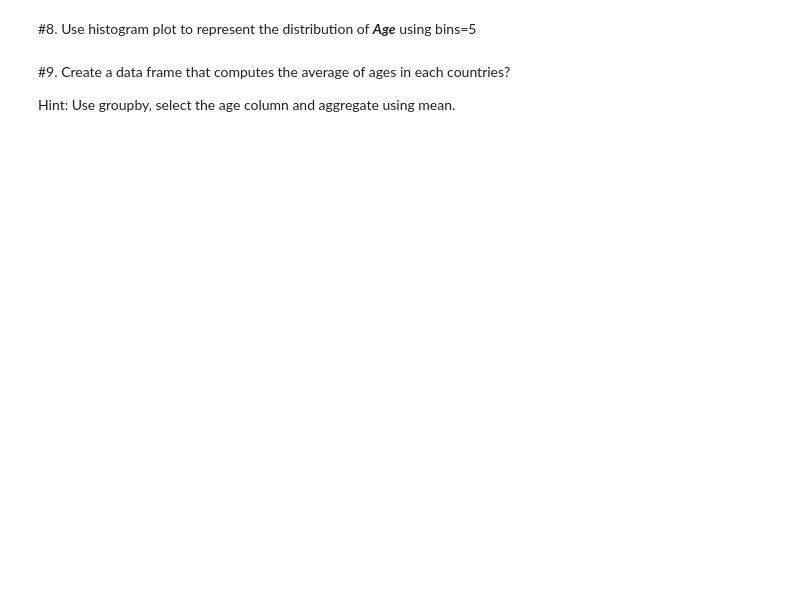
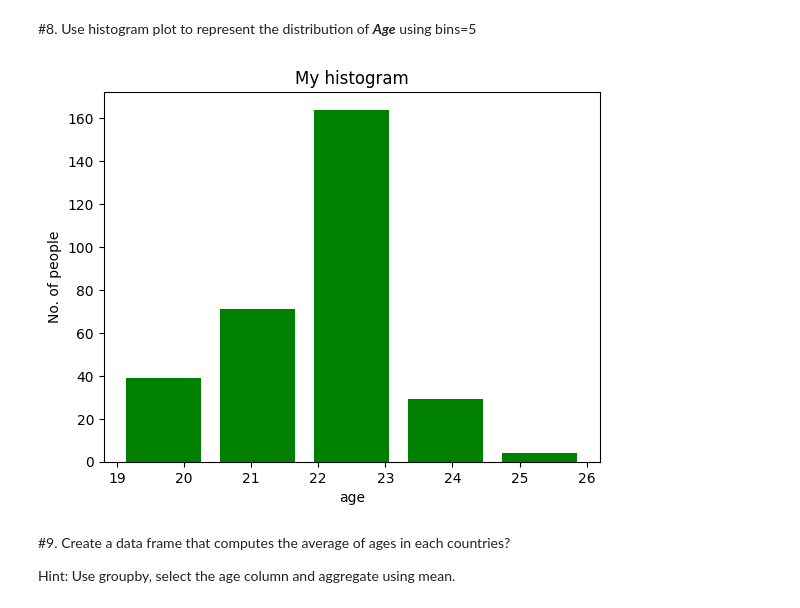
Before and after one commit to kiminonawa1305/machine_learning, a Jupyter notebook: lab_2_21130416_NguyenDinhLam.ipynb, the cells around one changed output. Saved outputs shown, nothing was run; the diff lists cells and outputs as text; code cells hidden in the pictures; blank space fills up the shorter version.

```diff
--- a/lab_2_21130416_NguyenDinhLam.ipynb
+++ b/lab_2_21130416_NguyenDinhLam.ipynb
@@ -82,3 +176,17 @@ using bins=5
+# %%
+bins = 5
+# plotting a histogram
+plt.hist(age, bins, color='green',histtype='bar',rwidth=0.8)
+# x-axis label
+plt.xlabel('age')
+# frequency label
+plt.ylabel('No. of people')
+# plot title
+plt.title('My histogram')
+# function to show the plot
+plt.show()
+# %% [output]
+[figure, added]
 # %% [markdown]
 #9. Create a data frame that computes the average of ages in each countries?
 
```
Also changed, not shown: parts of 18 cells of this notebook.
